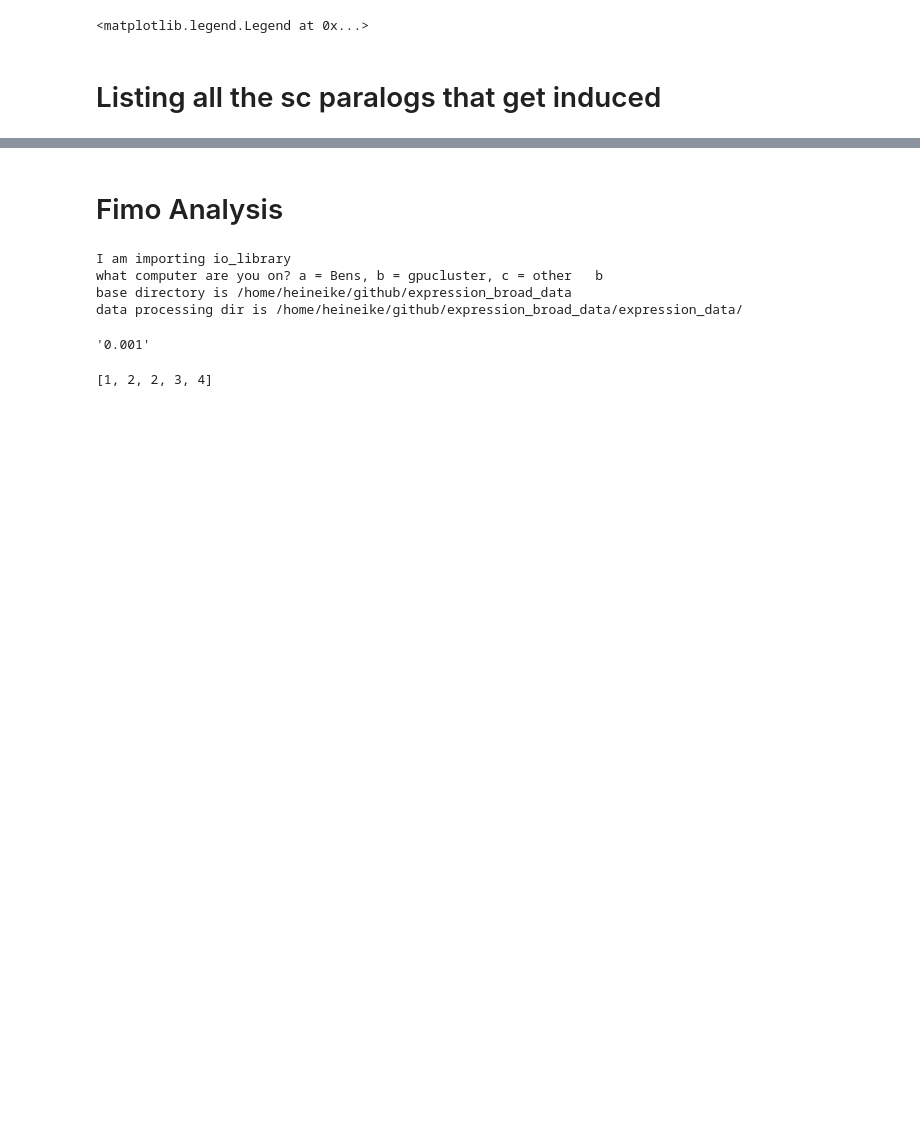
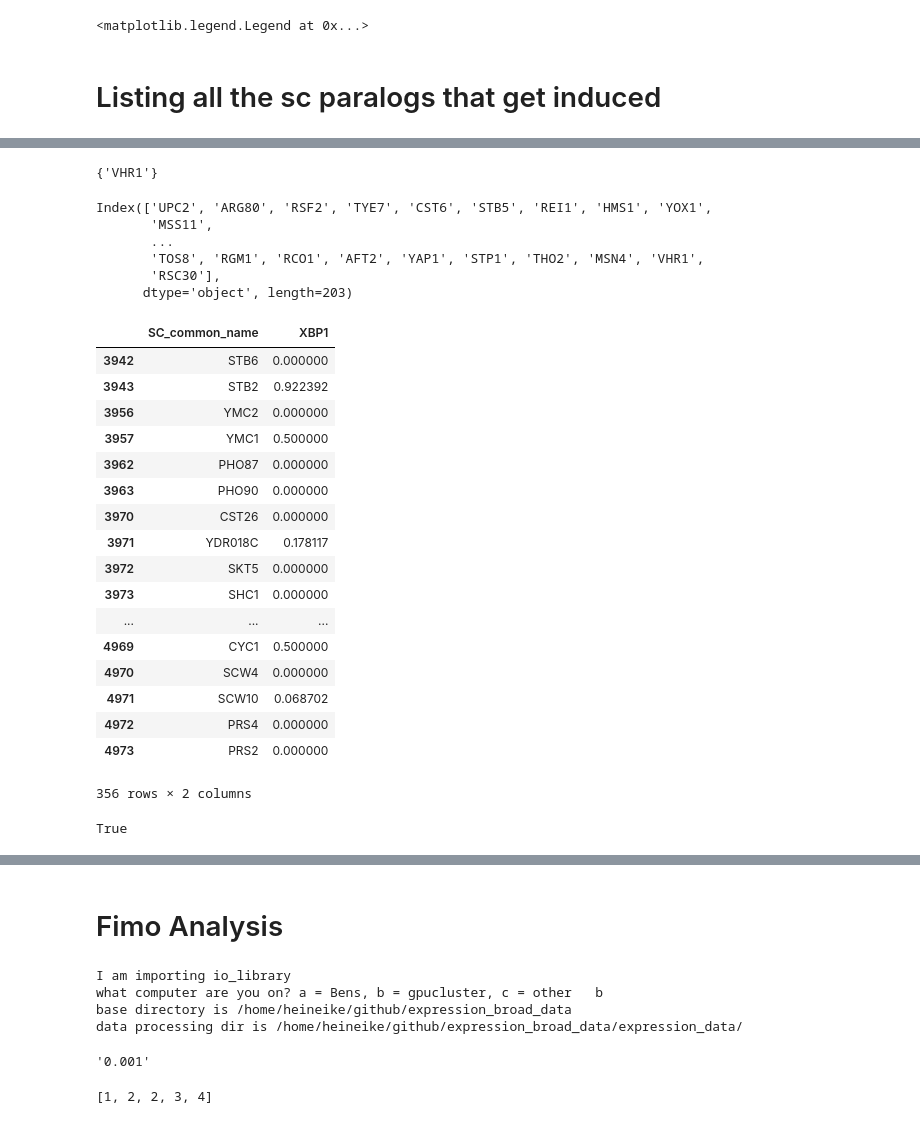
Before and after one commit to heineike02/yeast_esr_expression_analysis, a Jupyter notebook: scripts/20171004_scsigact_analysis.ipynb, the cells around one changed output, grey strips where cells are left out. Saved outputs shown, nothing was run; the diff lists cells and outputs as text; code cells hidden in the pictures; blank space fills up the shorter version.

```diff
--- a/scripts/20171004_scsigact_analysis.ipynb
+++ b/scripts/20171004_scsigact_analysis.ipynb
@@ -278,0 +421,44 @@ plt.show()
+# %%
+#gene_list = list(corr_dict.keys())
+
+gene = 'GCN4'
+
+gene_set = set([gene])
+
+set(corr_dict[gene].index)-gene_set
+# %% [output]
+{'VHR1'}
+# %%
+X_corr.index
+# %% [output]
+Index(['UPC2', 'ARG80', 'RSF2', 'TYE7', 'CST6', 'STB5', 'REI1', 'HMS1', 'YOX1',
+       'MSS11',
+       ...
+       'TOS8', 'RGM1', 'RCO1', 'AFT2', 'YAP1', 'STP1', 'THO2', 'MSN4', 'VHR1',
+       'RSC30'],
+      dtype='object', length=203)
+# %%
+paralog_sc_foldchange_tfs.loc[:, ['SC_common_name', 'XBP1']]
+# %% [output]
+|  | SC_common_name | XBP1 |
+| 3942 | STB6 | 0.000000 |
+| 3943 | STB2 | 0.922392 |
+| 3956 | YMC2 | 0.000000 |
+| 3957 | YMC1 | 0.500000 |
+| 3962 | PHO87 | 0.000000 |
+| 3963 | PHO90 | 0.000000 |
+| 3970 | CST26 | 0.000000 |
+| 3971 | YDR018C | 0.178117 |
+| 3972 | SKT5 | 0.000000 |
+| 3973 | SHC1 | 0.000000 |
+| ... | ... | ... |
+| 4969 | CYC1 | 0.500000 |
+| 4970 | SCW4 | 0.000000 |
+| 4971 | SCW10 | 0.068702 |
+| 4972 | PRS4 | 0.000000 |
+| 4973 | PRS2 | 0.000000 |
+356 rows × 2 columns
+# %%
+'YIL101C' in tf_list
+# %% [output]
+True
```
Also changed, not shown: parts of 10 cells of this notebook, 1 other file.
